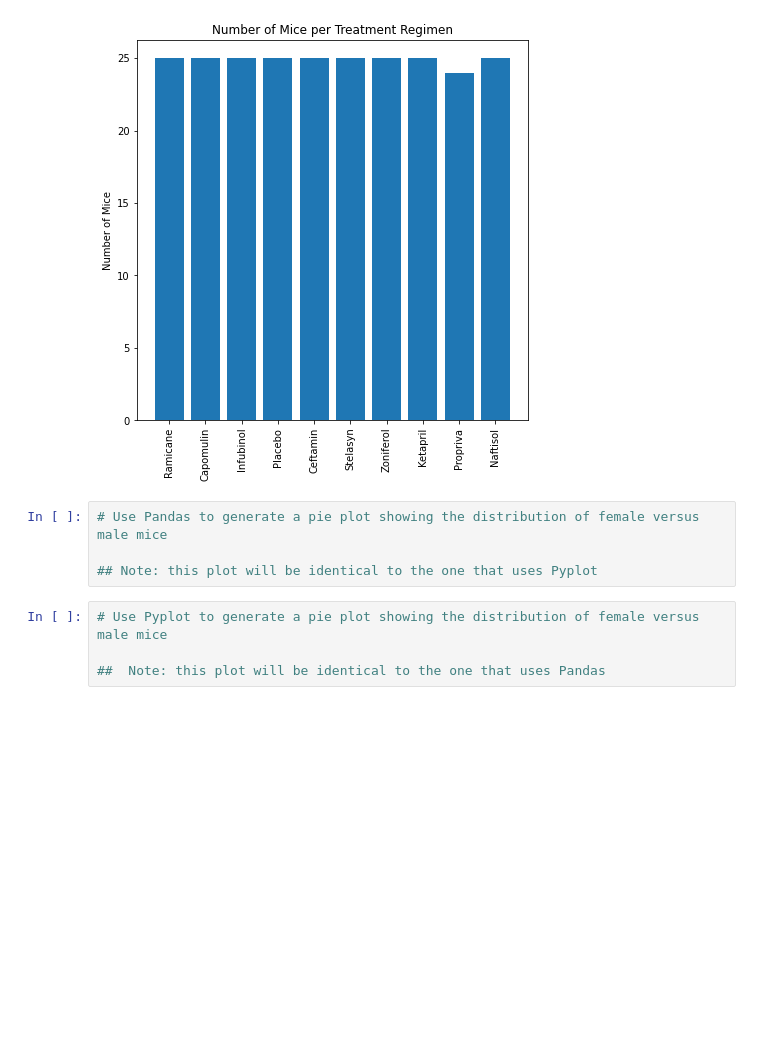
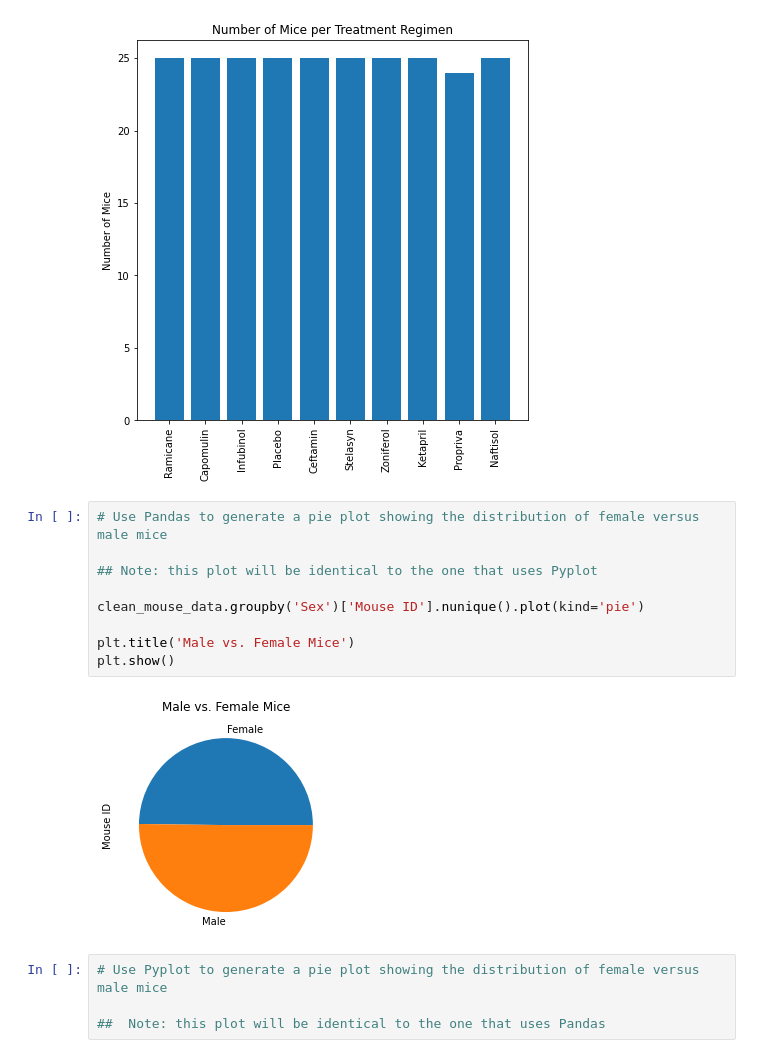
Before and after one commit to emilyfrels/matplotlib-challenge, a Jupyter notebook: Pymaceuticals/pymaceuticals_starter.ipynb, the cells around one changed output. Saved outputs shown, nothing was run; the diff lists cells and outputs as text; blank space fills up the shorter version.

Commit message:
added pandas pie chart

```diff
--- a/Pymaceuticals/pymaceuticals_starter.ipynb
+++ b/Pymaceuticals/pymaceuticals_starter.ipynb
@@ -147,7 +147,14 @@ plt.show()
 # %%
 # Use Pandas to generate a pie plot showing the distribution of female versus male mice
 
 ## Note: this plot will be identical to the one that uses Pyplot
+
+clean_mouse_data.groupby('Sex')['Mouse ID'].nunique().plot(kind='pie')
+
+plt.title('Male vs. Female Mice')
+plt.show()
+# %% [output]
+[figure, added]
 # %%
 # Use Pyplot to generate a pie plot showing the distribution of female versus male mice
 
```
